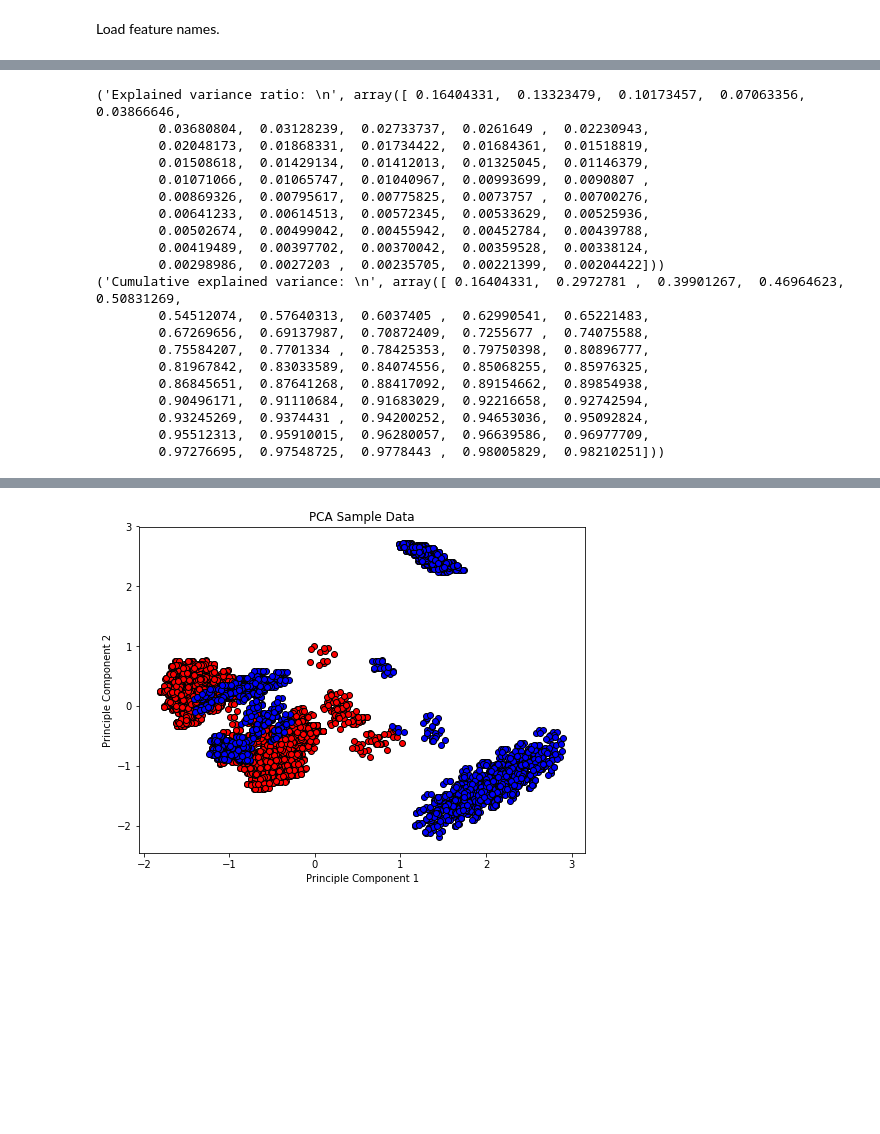
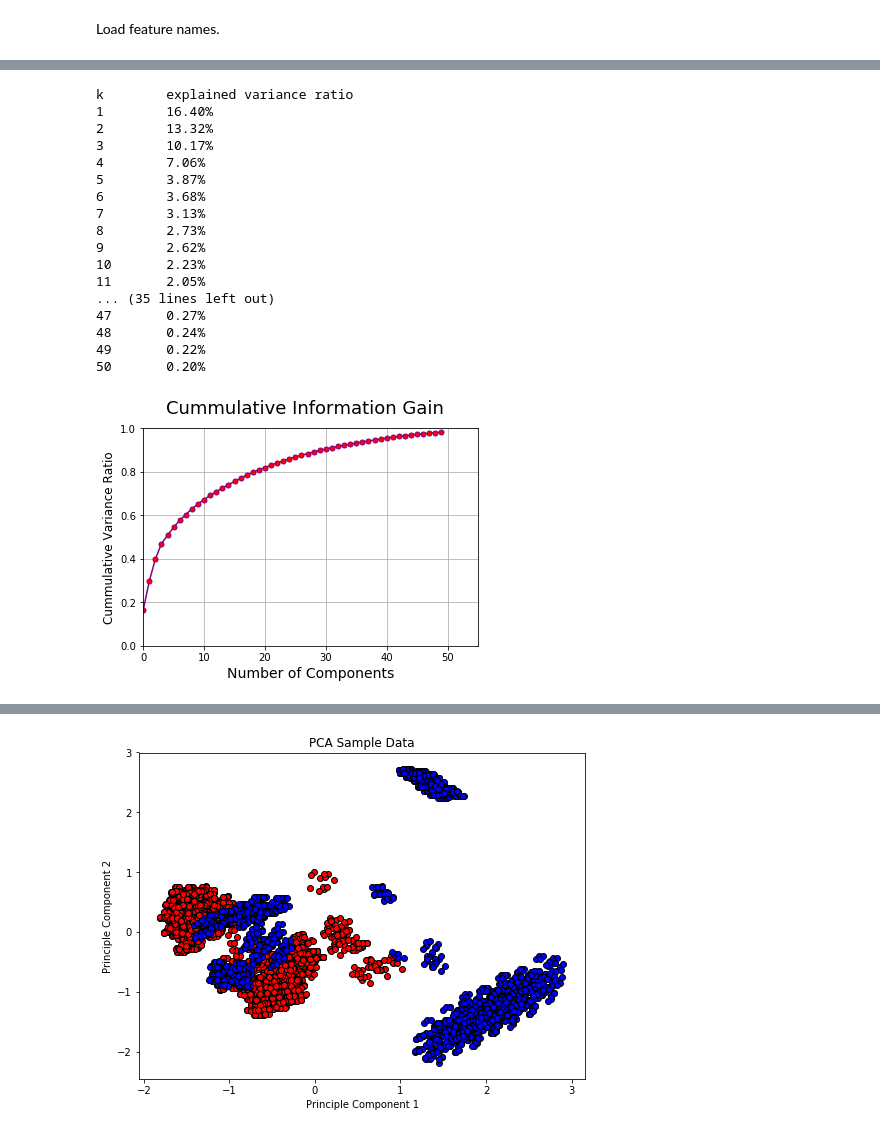
Before and after one commit to jd-sanders/PoisonousMushrooms, a Jupyter notebook: PoisonousMushrooms.ipynb, the cells around one changed output, grey strips where cells are left out. Saved outputs shown, nothing was run; the diff lists cells and outputs as text; code cells hidden in the pictures; blank space fills up the shorter version.

```diff
--- a/PoisonousMushrooms.ipynb
+++ b/PoisonousMushrooms.ipynb
@@ -66,34 +86,47 @@ print(train_data.shape, test_data.shape)
-# %%
-def P1():
-
-    # PCA with 50 components
-    n_comp = 50
-    pca_mod = PCA(n_components = n_comp)
-    pca_mod.fit(train_data)
-
-    print('Explained variance ratio: \n', pca_mod.explained_variance_ratio_)
-    print('Cumulative explained variance: \n', np.cumsum(pca_mod.explained_variance_ratio_))
-
-P1()
-# %% [output]
-('Explained variance ratio: \n', array([ 0.16404331,  0.13323479,  0.10173457,  0.07063356,  0.03866646,
-        0.03680804,  0.03128239,  0.02733737,  0.0261649 ,  0.02230943,
-        0.02048173,  0.01868331,  0.01734422,  0.01684361,  0.01518819,
-        0.01508618,  0.01429134,  0.01412013,  0.01325045,  0.01146379,
-        0.01071066,  0.01065747,  0.01040967,  0.00993699,  0.0090807 ,
-        0.00869326,  0.00795617,  0.00775825,  0.0073757 ,  0.00700276,
-        0.00641233,  0.00614513,  0.00572345,  0.00533629,  0.00525936,
-        0.00502674,  0.00499042,  0.00455942,  0.00452784,  0.00439788,
-        0.00419489,  0.00397702,  0.00370042,  0.00359528,  0.00338124,
-        0.00298986,  0.0027203 ,  0.00235705,  0.00221399,  0.00204422]))
-('Cumulative explained variance: \n', array([ 0.16404331,  0.2972781 ,  0.39901267,  0.46964623,  0.50831269,
-        0.54512074,  0.57640313,  0.6037405 ,  0.62990541,  0.65221483,
-        0.67269656,  0.69137987,  0.70872409,  0.7255677 ,  0.74075588,
-        0.75584207,  0.7701334 ,  0.78425353,  0.79750398,  0.80896777,
-        0.81967842,  0.83033589,  0.84074556,  0.85068255,  0.85976325,
-        0.86845651,  0.87641268,  0.88417092,  0.89154662,  0.89854938,
-        0.90496171,  0.91110684,  0.91683029,  0.92216658,  0.92742594,
-        0.93245269,  0.9374431 ,  0.94200252,  0.94653036,  0.95092824,
-        0.95512313,  0.95910015,  0.96280057,  0.96639586,  0.96977709,
-        0.97276695,  0.97548725,  0.9778443 ,  0.98005829,  0.98210251]))
+# %%
+def P1():
+
+    # PCA with 50 components
+    n_comp = 50
+    pca = PCA(n_components = n_comp)
+    pca.fit(train_data)
+    pca_cumsum = np.cumsum(pca.explained_variance_ratio_)
+
+    # Plot the Information Gain graph
+    fig = plt.figure()
+    ax = fig.add_subplot(111)
+    ax.plot(pca_cumsum, color = 'purple', marker = 'o', ms = 5, mfc = 'red')
+    fig.suptitle('Cummulative Information Gain', fontsize=18)
+    plt.xlabel('Number of Components', fontsize=14)
+    plt.ylabel('Cummulative Variance Ratio', fontsize=12)
+    plt.grid(True)
+    ax.set_xlim([0,55])
+    ax.set_ylim([0.0,1.0])
+
+    print 'k \t explained variance ratio'
+
+    for k in range(1,51):
+        print "%d \t %s" % (k, '{0:.2f}%'.format(pca.explained_variance_ratio_[k-1] * 100))
+
+
+P1()
+# %% [output]
+k        explained variance ratio
+1        16.40%
+2        13.32%
+3        10.17%
+4        7.06%
+5        3.87%
+6        3.68%
+7        3.13%
+8        2.73%
+9        2.62%
+10       2.23%
+11       2.05%
+... (35 lines left out)
+47       0.27%
+48       0.24%
+49       0.22%
+50       0.20%
+[figure, added]
 # %% [markdown]
```
Also changed, not shown: parts of 16 cells of this notebook.
